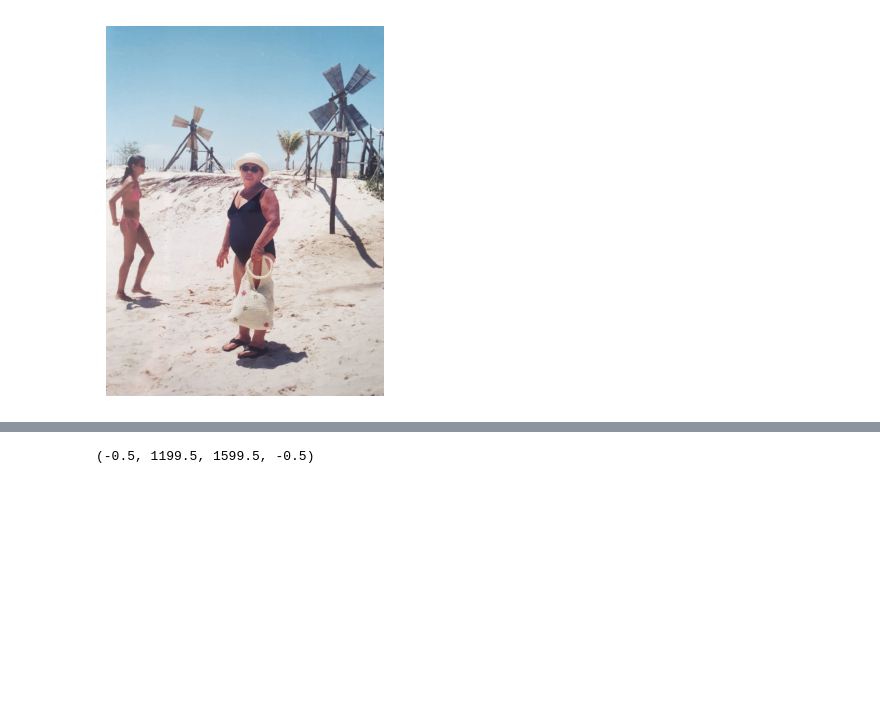
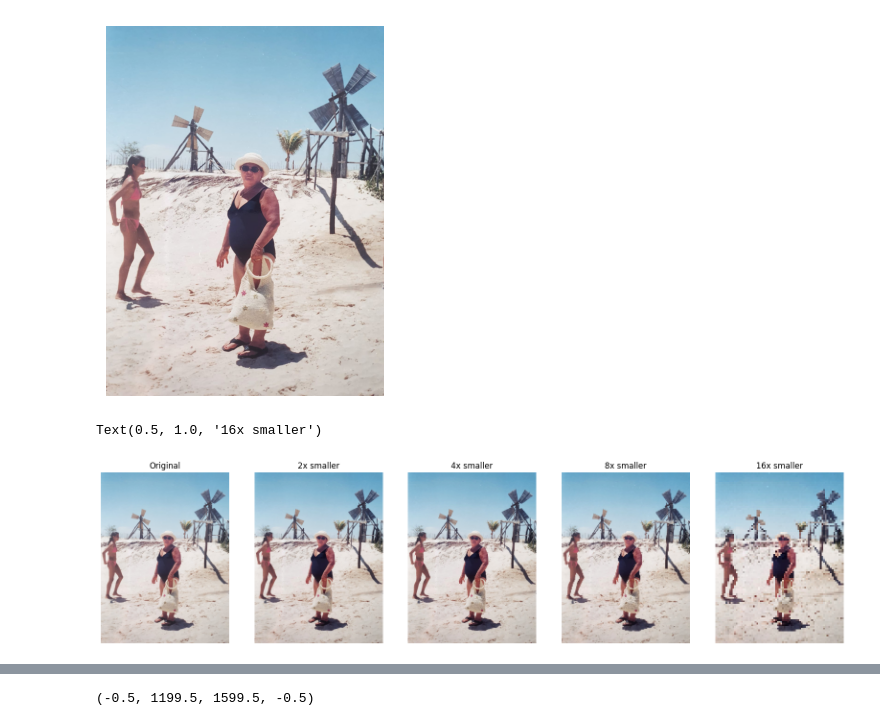
Before and after one commit to JoaoDell/Natural-Artificial-Vision, a Jupyter notebook: examples/specs_manipulation.ipynb, the cells around one changed output, grey strips where cells are left out. Drawn from its saved outputs; the diff is of its cells as text; code cells hidden in the pictures; blank space fills up the shorter version.

```diff
--- a/examples/specs_manipulation.ipynb
+++ b/examples/specs_manipulation.ipynb
@@ -120,6 +120,36 @@ plt.axis("off")
 # %% [output]
 (-0.5, 1199.5, 1599.5, -0.5)
 [figure]
+# %%
+plt.figure(figsize = (20, 20))
+
+plt.subplot(151)
+plt.imshow(img)
+plt.axis("off")
+plt.title("Original")
+
+plt.subplot(152)
+plt.imshow(to_image(resize(img, 2)), cmap = "gray")
+plt.axis("off")
+plt.title("2x smaller")
+
+plt.subplot(153)
+plt.imshow(to_image(resize(img, 4)), cmap = "gray")
+plt.axis("off")
+plt.title("4x smaller")
+
+plt.subplot(154)
+plt.imshow(to_image(resize(img, 8)), cmap = "gray")
+plt.axis("off")
+plt.title("8x smaller")
+
+plt.subplot(155)
+plt.imshow(to_image(resize(img, 16)), cmap = "gray")
+plt.axis("off")
+plt.title("16x smaller")
+# %% [output]
+Text(0.5, 1.0, '16x smaller')
+[figure, added]
 # %%
 plt.figure(figsize = (10, 5))
 
```
Also changed, not shown: parts of 2 cells of this notebook.
